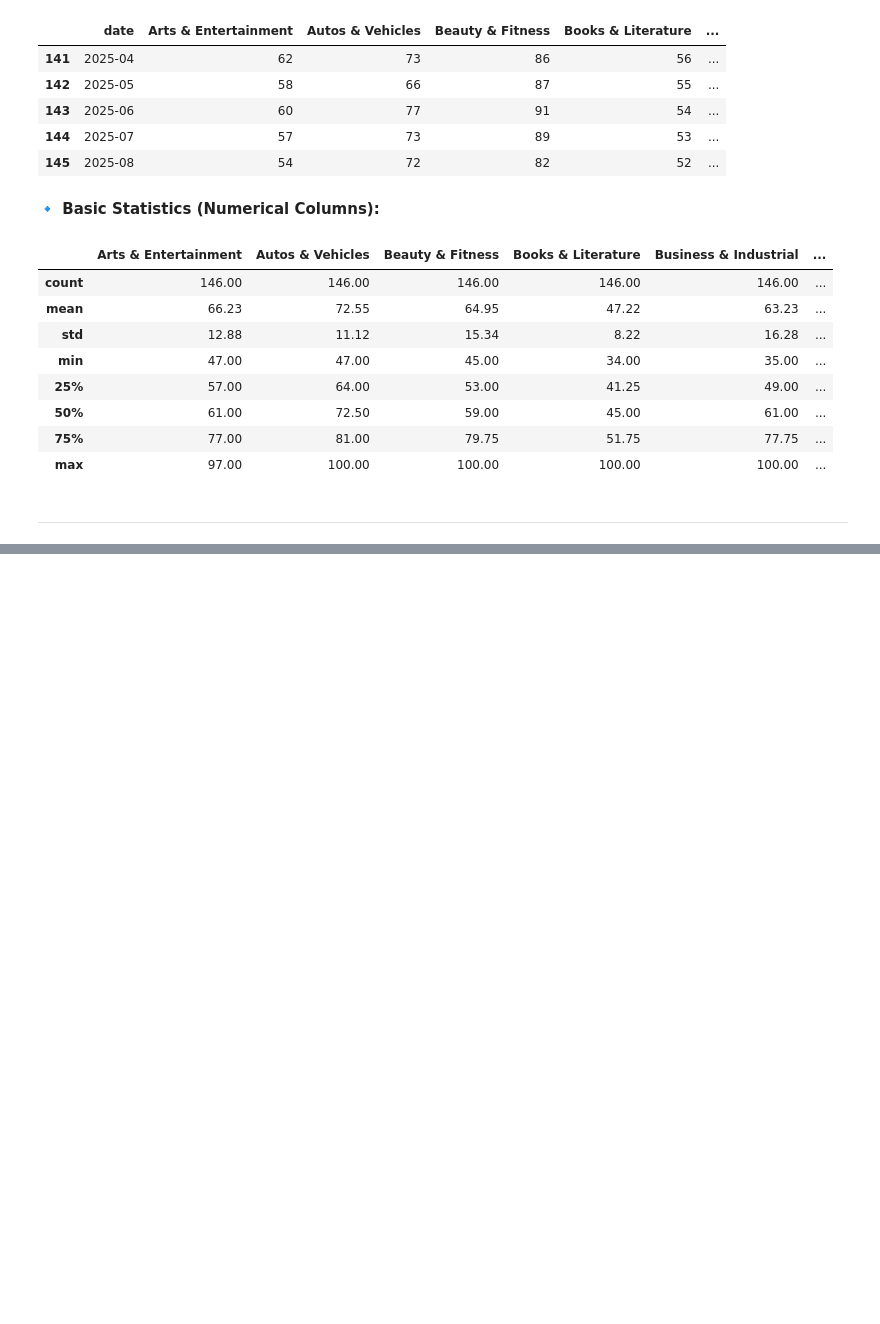
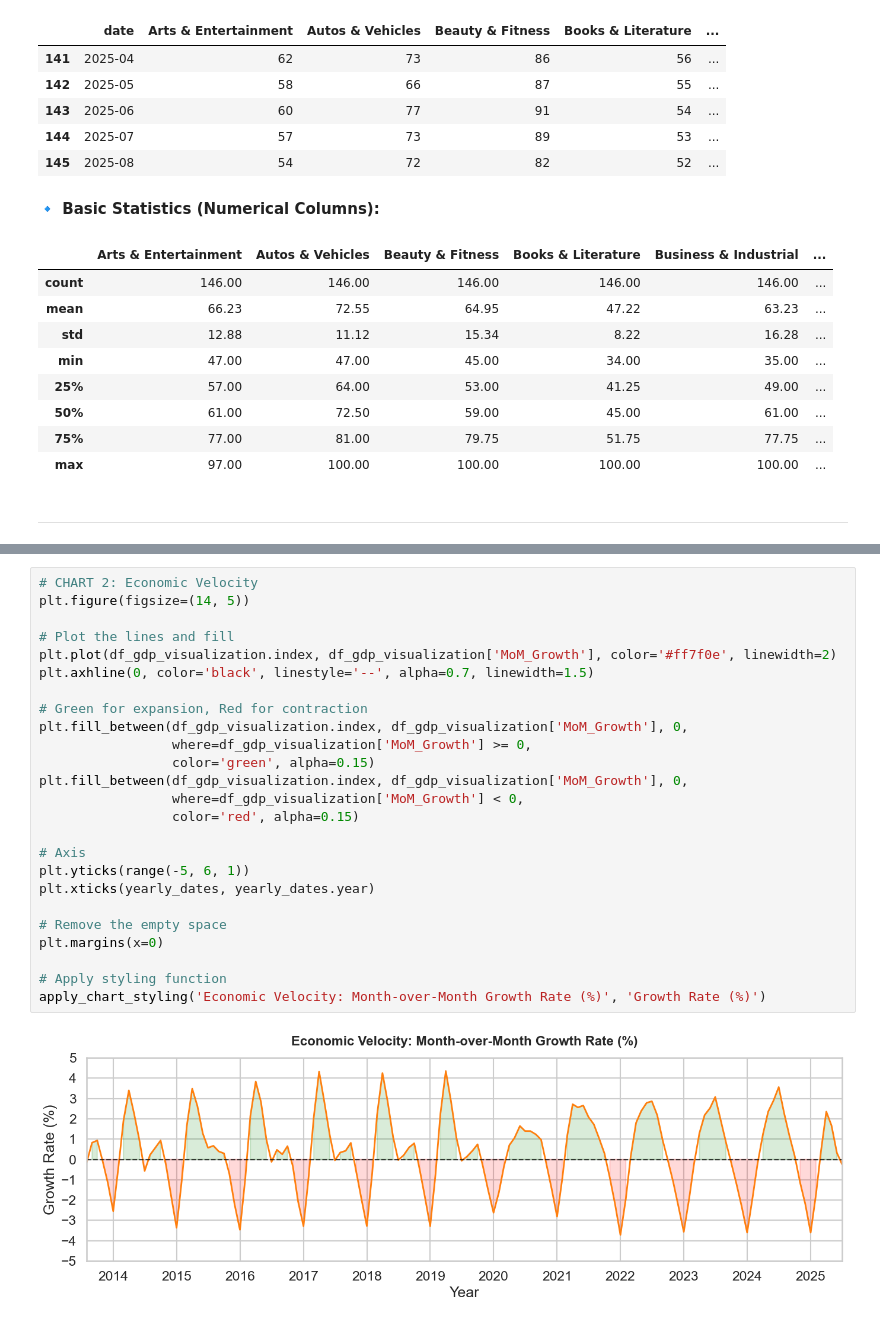
Before and after one commit to OmarAhmedAbdelAziz/GDP-Nowcasting-case-study-CBE, a Jupyter notebook: notebooks/GDP_Nowcasting.ipynb, the cells around one changed output, grey strips where cells are left out. Drawn from its saved outputs; the diff is of its cells as text; blank space fills up the shorter version.

```diff
--- a/notebooks/GDP_Nowcasting.ipynb
+++ b/notebooks/GDP_Nowcasting.ipynb
@@ -138,0 +217,27 @@ read_data(df_gt, "Google Trends Categories")
+# %%
+# CHART 2: Economic Velocity
+plt.figure(figsize=(14, 5))
+
+# Plot the lines and fill
+plt.plot(df_gdp_visualization.index, df_gdp_visualization['MoM_Growth'], color='#ff7f0e', linewidth=2)
+plt.axhline(0, color='black', linestyle='--', alpha=0.7, linewidth=1.5)
+
+# Green for expansion, Red for contraction
+plt.fill_between(df_gdp_visualization.index, df_gdp_visualization['MoM_Growth'], 0,
+                 where=df_gdp_visualization['MoM_Growth'] >= 0,
+                 color='green', alpha=0.15)
+plt.fill_between(df_gdp_visualization.index, df_gdp_visualization['MoM_Growth'], 0,
+                 where=df_gdp_visualization['MoM_Growth'] < 0,
+                 color='red', alpha=0.15)
+
+# Axis
+plt.yticks(range(-5, 6, 1))
+plt.xticks(yearly_dates, yearly_dates.year)
+
+# Remove the empty space
+plt.margins(x=0)
+
+# Apply styling function
+apply_chart_styling('Economic Velocity: Month-over-Month Growth Rate (%)', 'Growth Rate (%)')
+# %% [output]
+[figure, added]
```
Also changed, not shown: parts of 68 cells of this notebook, 7 other files.
